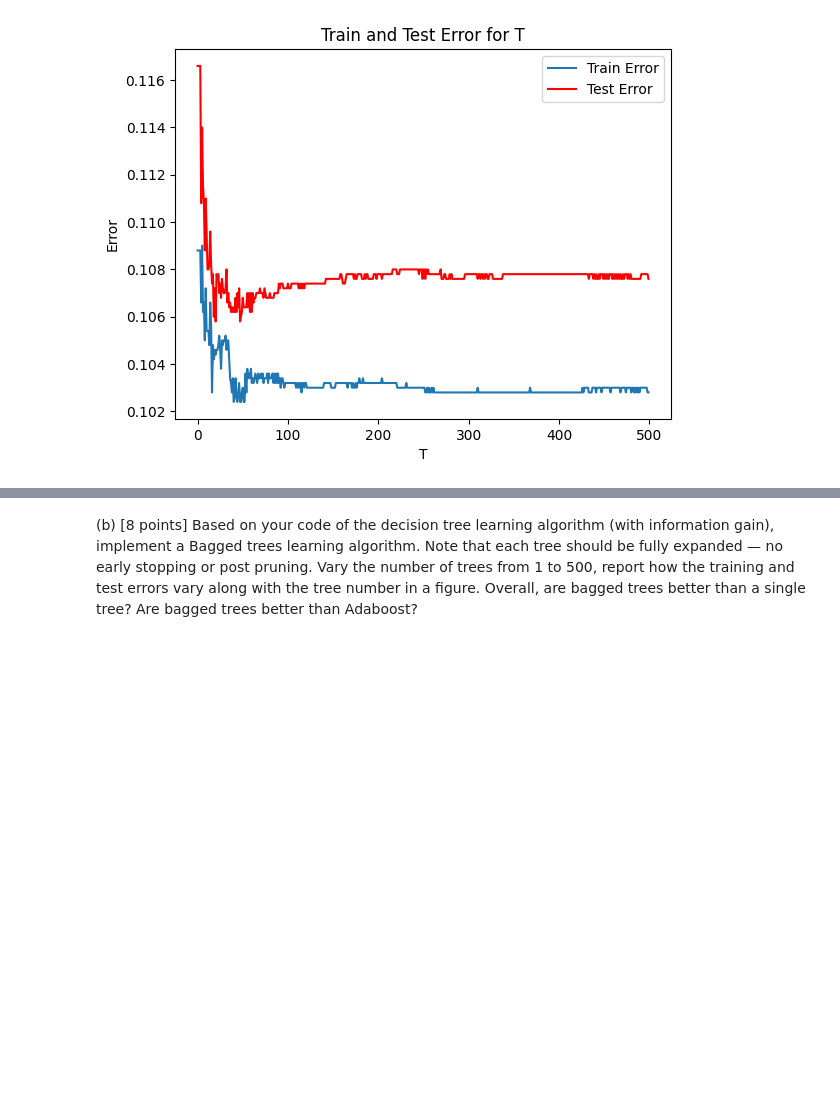
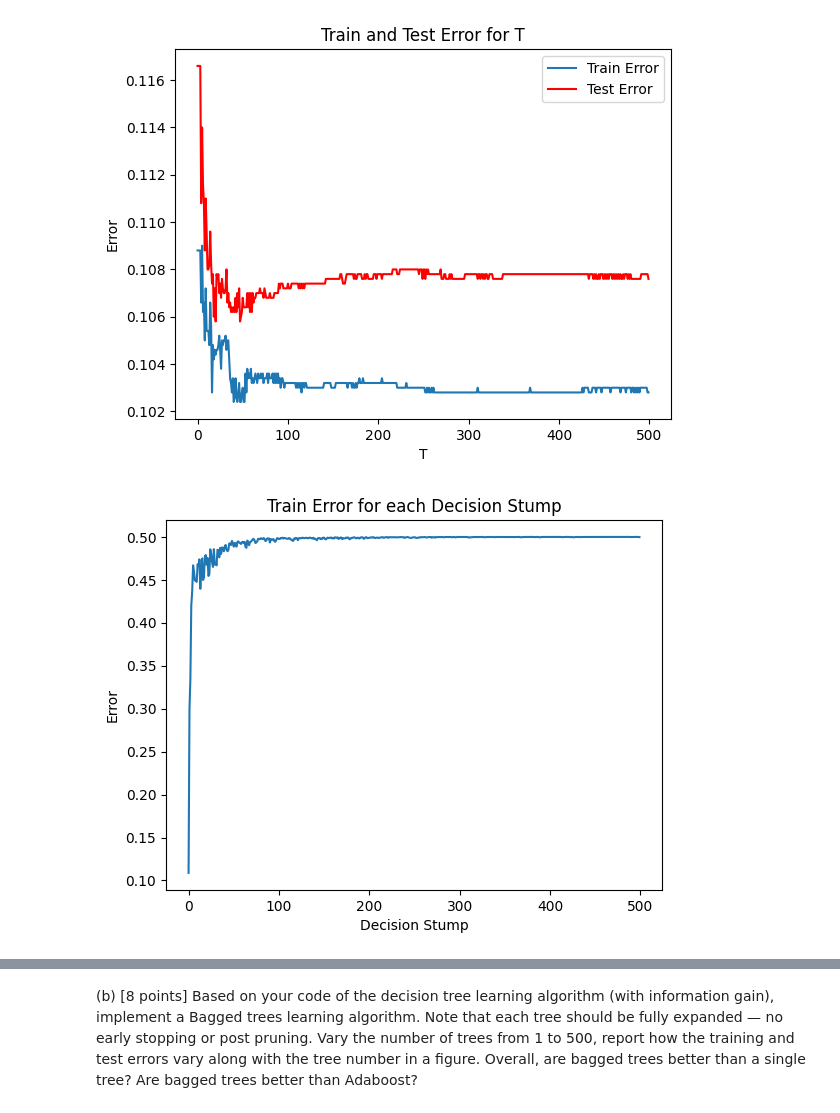
Before and after one commit to OSPR4/cs5350, a Jupyter notebook: Ensemble Learning/main.ipynb, the cells around one changed output, grey strips where cells are left out. Drawn from its saved outputs; the diff is of its cells as text; code cells hidden in the pictures; blank space fills up the shorter version.

```diff
--- a/Ensemble Learning/main.ipynb
+++ b/Ensemble Learning/main.ipynb
@@ -110,5 +110,14 @@ plt.legend()
 plt.show()
 # %% [output]
 [figure]
+# %%
+plt.plot(list(train_error_stump.keys()), list(train_error_stump.values()), label='Train Error')
+# plt.plot(list(test_error_stump.keys()), list(test_error_stump.values()), label='Test Error', color='red')
+plt.xlabel('Decision Stump')
+plt.ylabel('Error')
+plt.title('Train Error for each Decision Stump')
+plt.show()
+# %% [output]
+[figure, added]
 # %%
 #Train and test error for each Decision Stump
```
Also changed, not shown: parts of 4 cells of this notebook.
